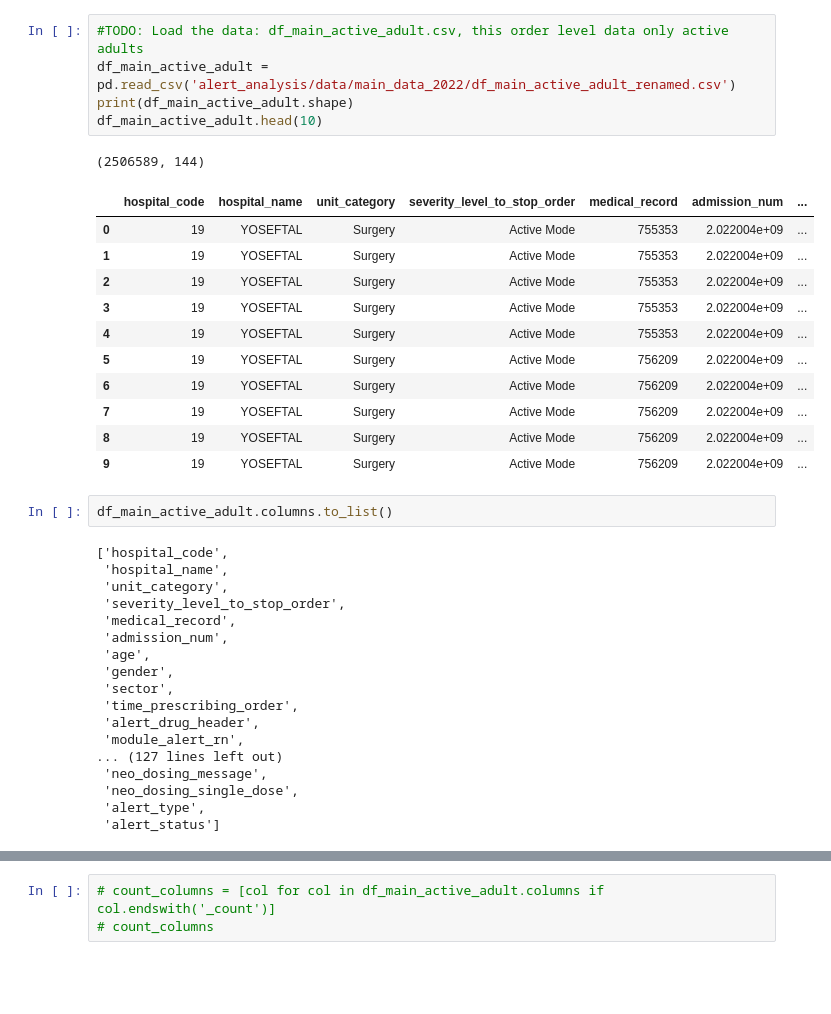
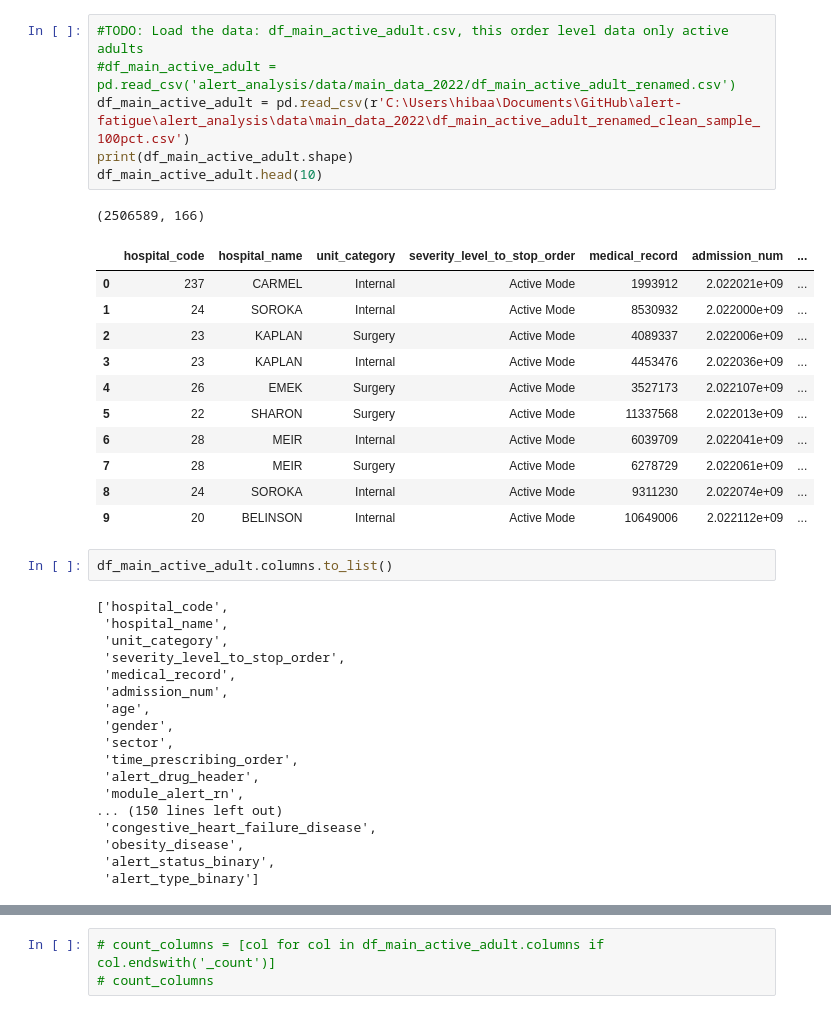
Before and after one commit to nirshlom/alert-fatigue, a Jupyter notebook: main_analysis.ipynb, the cells around one changed output, grey strips where cells are left out. Saved outputs shown, nothing was run; the diff lists cells and outputs as text; blank space fills up the shorter version.

```diff
--- a/main_analysis.ipynb
+++ b/main_analysis.ipynb
@@ -11,21 +31,22 @@ pd.set_option('display.max_columns', None)  # Show all columns if needed
 # %%
 #TODO: Load the data: df_main_active_adult.csv, this order level data only active adults
-df_main_active_adult = pd.read_csv('alert_analysis/data/main_data_2022/df_main_active_adult_renamed.csv')
+#df_main_active_adult = pd.read_csv('alert_analysis/data/main_data_2022/df_main_active_adult_renamed.csv')
+df_main_active_adult = pd.read_csv(r'C:\Users\hibaa\Documents\GitHub\alert-fatigue\alert_analysis\data\main_data_2022\df_main_active_adult_renamed_clean_sample_100pct.csv')
 print(df_main_active_adult.shape)
 df_main_active_adult.head(10)
 # %% [output]
-(2506589, 144)
+(2506589, 166)
 |  | hospital_code | hospital_name | unit_category | severity_level_to_stop_order | medical_record | admission_num | ... |
-| 0 | 19 | YOSEFTAL | Surgery | Active Mode | 755353 | 2.022004e+09 | ... |
-| 1 | 19 | YOSEFTAL | Surgery | Active Mode | 755353 | 2.022004e+09 | ... |
-| 2 | 19 | YOSEFTAL | Surgery | Active Mode | 755353 | 2.022004e+09 | ... |
-| 3 | 19 | YOSEFTAL | Surgery | Active Mode | 755353 | 2.022004e+09 | ... |
-| 4 | 19 | YOSEFTAL | Surgery | Active Mode | 755353 | 2.022004e+09 | ... |
-| 5 | 19 | YOSEFTAL | Surgery | Active Mode | 756209 | 2.022004e+09 | ... |
-| 6 | 19 | YOSEFTAL | Surgery | Active Mode | 756209 | 2.022004e+09 | ... |
-| 7 | 19 | YOSEFTAL | Surgery | Active Mode | 756209 | 2.022004e+09 | ... |
-| 8 | 19 | YOSEFTAL | Surgery | Active Mode | 756209 | 2.022004e+09 | ... |
-| 9 | 19 | YOSEFTAL | Surgery | Active Mode | 756209 | 2.022004e+09 | ... |
+| 0 | 237 | CARMEL | Internal | Active Mode | 1993912 | 2.022021e+09 | ... |
+| 1 | 24 | SOROKA | Internal | Active Mode | 8530932 | 2.022000e+09 | ... |
+| 2 | 23 | KAPLAN | Surgery | Active Mode | 4089337 | 2.022006e+09 | ... |
+| 3 | 23 | KAPLAN | Internal | Active Mode | 4453476 | 2.022036e+09 | ... |
+| 4 | 26 | EMEK | Surgery | Active Mode | 3527173 | 2.022107e+09 | ... |
+| 5 | 22 | SHARON | Surgery | Active Mode | 11337568 | 2.022013e+09 | ... |
+| 6 | 28 | MEIR | Internal | Active Mode | 6039709 | 2.022041e+09 | ... |
+| 7 | 28 | MEIR | Surgery | Active Mode | 6278729 | 2.022061e+09 | ... |
+| 8 | 24 | SOROKA | Internal | Active Mode | 9311230 | 2.022074e+09 | ... |
+| 9 | 20 | BELINSON | Internal | Active Mode | 10649006 | 2.022112e+09 | ... |
 # %%
 df_main_active_adult.columns.to_list()
 # %% [output]
@@ -41,11 +62,11 @@ df_main_active_adult.columns.to_list()
  'time_prescribing_order',
  'alert_drug_header',
  'module_alert_rn',
-... (127 lines left out)
- 'neo_dosing_message',
- 'neo_dosing_single_dose',
- 'alert_type',
- 'alert_status']
+... (150 lines left out)
+ 'congestive_heart_failure_disease',
+ 'obesity_disease',
+ 'alert_status_binary',
+ 'alert_type_binary']
 # %%
 df_main_active_adult['chronic_diagnosis'].value_counts()
 # %% [output]
```
Also changed, not shown: parts of 12 cells of this notebook.
